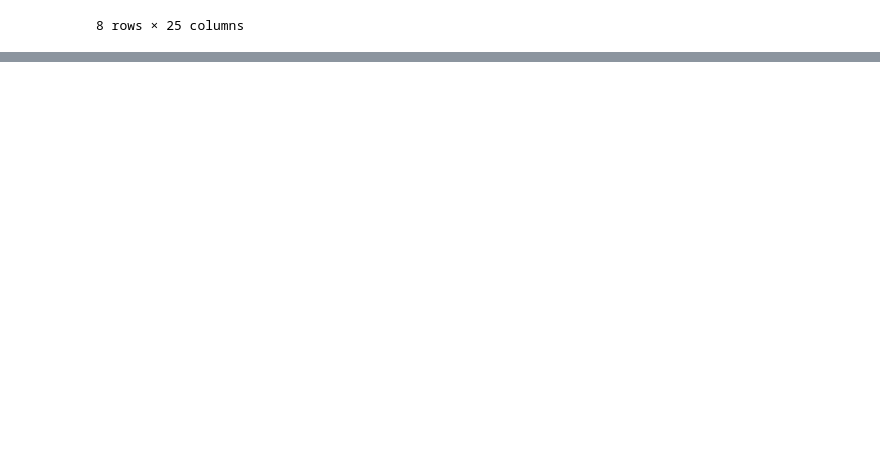
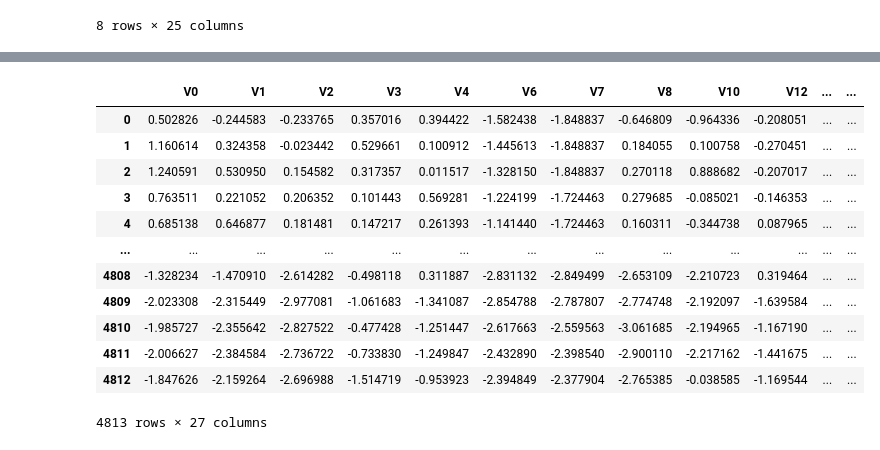
Before and after one commit to lanshi17/AIoT_notebook, a Jupyter notebook: 机器学习/线性回归/智能发电厂工业蒸汽量项目预测实战/feature_engineering.ipynb, the cells around one changed output, grey strips where cells are left out. Drawn from its saved outputs; the diff is of its cells as text; code cells hidden in the pictures; blank space fills up the shorter version.

```diff
--- a/机器学习/线性回归/智能发电厂工业蒸汽量项目预测实战/feature_engineering.ipynb
+++ b/机器学习/线性回归/智能发电厂工业蒸汽量项目预测实战/feature_engineering.ipynb
@@ -112,0 +296,24 @@ all_data_normed.describe()
+# %%
+# 进行Box-Cox变换
+columns=list(all_data.columns)
+# 删除标签列索引
+columns.remove('label')
+# 删除目标值
+columns.remove('target')
+pt = PowerTransformer(method='yeo-johnson', standardize=True)
+all_data[columns] = pt.fit_transform(all_data[columns])
+display(all_data)
+# %% [output]
+|  | V0 | V1 | V2 | V3 | V4 | V6 | V7 | V8 | V10 | V12 | ... | ... |
+| 0 | 0.502826 | -0.244583 | -0.233765 | 0.357016 | 0.394422 | -1.582438 | -1.848837 | -0.646809 | -0.964336 | -0.208051 | ... | ... |
+| 1 | 1.160614 | 0.324358 | -0.023442 | 0.529661 | 0.100912 | -1.445613 | -1.848837 | 0.184055 | 0.100758 | -0.270451 | ... | ... |
+| 2 | 1.240591 | 0.530950 | 0.154582 | 0.317357 | 0.011517 | -1.328150 | -1.848837 | 0.270118 | 0.888682 | -0.207017 | ... | ... |
+| 3 | 0.763511 | 0.221052 | 0.206352 | 0.101443 | 0.569281 | -1.224199 | -1.724463 | 0.279685 | -0.085021 | -0.146353 | ... | ... |
+| 4 | 0.685138 | 0.646877 | 0.181481 | 0.147217 | 0.261393 | -1.141440 | -1.724463 | 0.160311 | -0.344738 | 0.087965 | ... | ... |
+| ... | ... | ... | ... | ... | ... | ... | ... | ... | ... | ... | ... | ... |
+| 4808 | -1.328234 | -1.470910 | -2.614282 | -0.498118 | 0.311887 | -2.831132 | -2.849499 | -2.653109 | -2.210723 | 0.319464 | ... | ... |
+| 4809 | -2.023308 | -2.315449 | -2.977081 | -1.061683 | -1.341087 | -2.854788 | -2.787807 | -2.774748 | -2.192097 | -1.639584 | ... | ... |
+| 4810 | -1.985727 | -2.355642 | -2.827522 | -0.477428 | -1.251447 | -2.617663 | -2.559563 | -3.061685 | -2.194965 | -1.167190 | ... | ... |
+| 4811 | -2.006627 | -2.384584 | -2.736722 | -0.733830 | -1.249847 | -2.432890 | -2.398540 | -2.900110 | -2.217162 | -1.441675 | ... | ... |
+| 4812 | -1.847626 | -2.159264 | -2.696988 | -1.514719 | -0.953923 | -2.394849 | -2.377904 | -2.765385 | -0.038585 | -1.169544 | ... | ... |
+4813 rows × 27 columns
```
Also changed, not shown: parts of 6 cells of this notebook.
